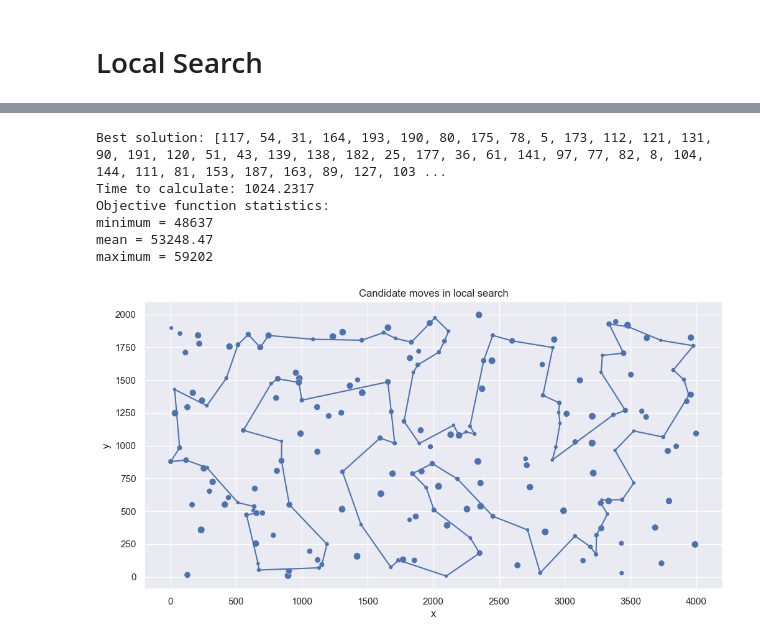
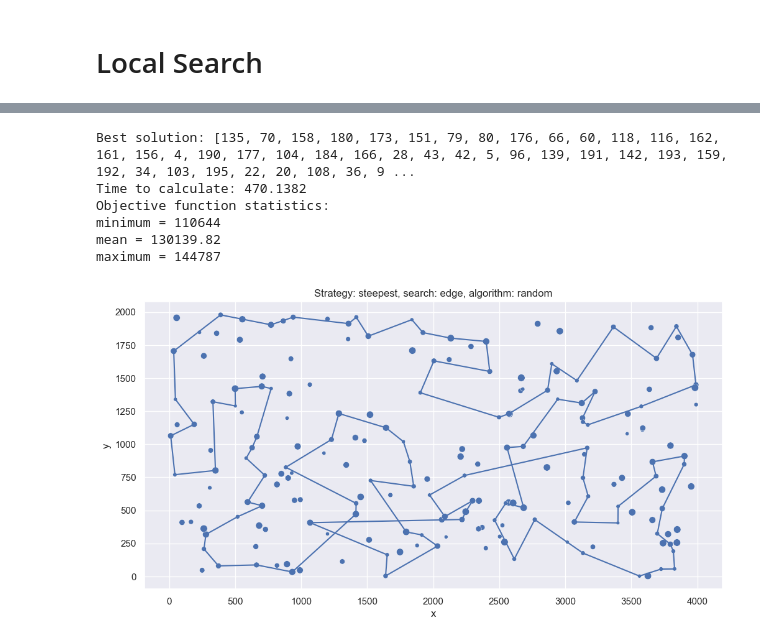
Before and after one commit to AndrukhKiril/EvolutionaryComputation, a Jupyter notebook: Lab 4/EC_lab4.ipynb, the cells around one changed output, grey strips where cells are left out. Saved outputs shown, nothing was run; the diff lists cells and outputs as text; code cells hidden in the pictures.

Commit message:
Updated candidates selection

```diff
--- a/Lab 4/EC_lab4.ipynb
+++ b/Lab 4/EC_lab4.ipynb
@@ -435,0 +428,17 @@ def experiment_with_candidates(dataset, distance_matrix, costs, title, candidate
+# %%
+def init_local_search(
+    dataset: pd.DataFrame,
+    distance_matrix: np.ndarray,
+    start: int,
+    strategy: str,
+    intra_search: str,
+    k: int,
+    debug_mode: bool = True,
+    algo_to_enchance: str = "greedy_cycle",
+) -> pd.DataFrame:
+    if algo_to_enchance == "greedy_cycle":
+        solution = list(init_greedy_cycle(dataset, distance_matrix, start).index)
+    elif algo_to_enchance == "random":
+        solution = list(init_random_solution(dataset, distance_matrix, start).index)
+    solution = local_search(dataset, distance_matrix, solution, k, strategy, intra_search, debug_mode)
+    return solution
@@ -456,18 +481,27 @@ maximum = 96936
-# %%
-candidate_edges_B = calculate_candidate_edges(distance_matrix_B, dataset_B['cost'].to_numpy(), k=10)
-
-experiment_with_candidates(
-    dataset_B,
-    distance_matrix_B,
-    title='Candidate moves in local search',
-    costs=dataset_B['cost'].to_numpy(),
-    candidate_edges=candidate_edges_B
-)
-# %% [output]
-Best solution: [117, 54, 31, 164, 193, 190, 80, 175, 78, 5, 173, 112, 121, 131, 90, 191, 120, 51, 43, 139, 138, 182, 25, 177, 36, 61, 141, 97, 77, 82, 8, 104, 144, 111, 81, 153, 187, 163, 89, 127, 103 ...
-Time to calculate: 1024.2317
-Objective function statistics:
-minimum = 48637
-mean = 53248.47
-maximum = 59202
-[figure, removed]
+# %%
+strat = 'steepest'
+search = 'edge'
+algo = 'random'
+
+experiment(
+    dataset_A,
+    distance_matrix_A,
+    f"Strategy: {strat}, search: {search}, algorithm: {algo}",
+    init_local_search,
+    **{
+        "strategy": strat,
+        "intra_search": search,
+        "debug_mode": True,
+        "algo_to_enchance": algo,
+        "k": 10,
+    },
+    show_indices = False,
+)
+# %% [output]
+Best solution: [135, 70, 158, 180, 173, 151, 79, 80, 176, 66, 60, 118, 116, 162, 161, 156, 4, 190, 177, 104, 184, 166, 28, 43, 42, 5, 96, 139, 191, 142, 193, 159, 192, 34, 103, 195, 22, 20, 108, 36, 9 ...
+Time to calculate: 470.1382
+Objective function statistics:
+minimum = 110644
+mean = 130139.82
+maximum = 144787
+[figure, added]
```
Also changed, not shown: parts of 21 cells of this notebook.
